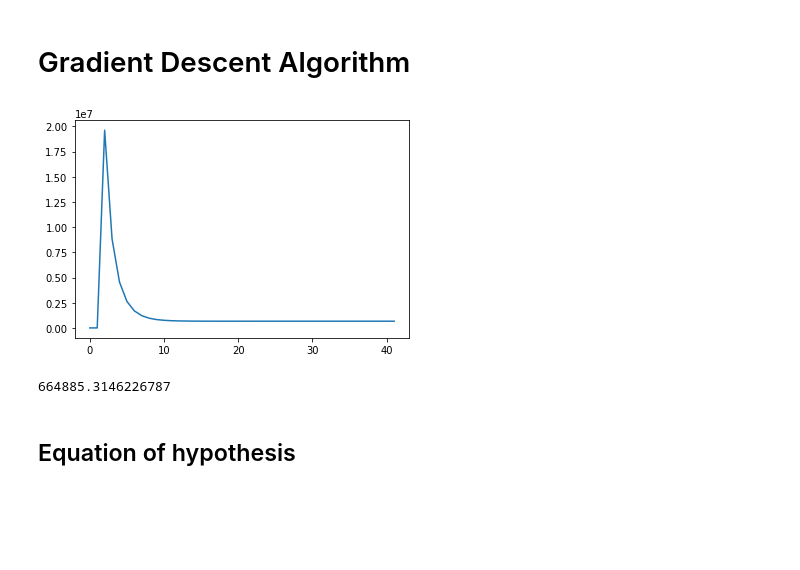
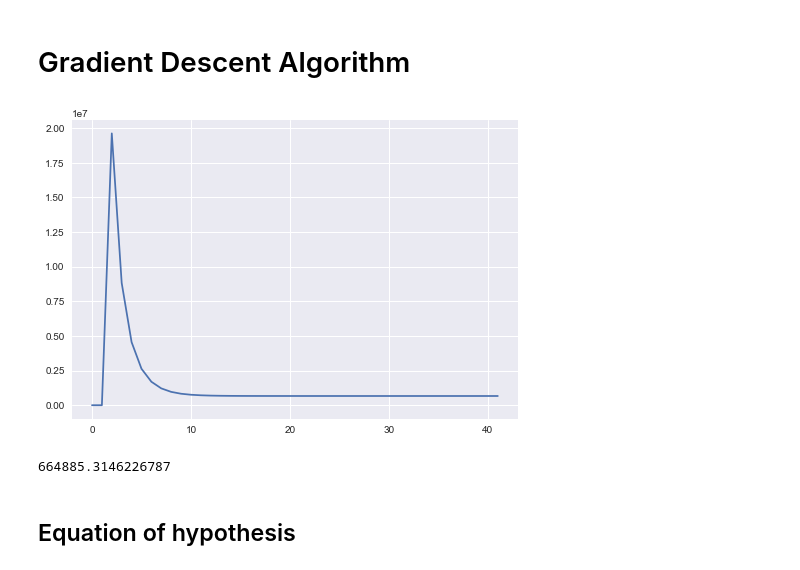
Before and after one commit to nakulmehra677/Machine_Learning__CB, a Jupyter notebook: Assignments/Assignment_2/Assignment 2.ipynb, the cells around one changed output. Cells and saved outputs as stored; diff of their text form; code cells hidden in the pictures; blank space fills up the shorter version.

```diff
--- a/Assignments/Assignment_2/Assignment 2.ipynb
+++ b/Assignments/Assignment_2/Assignment 2.ipynb
@@ -63,34 +63,35 @@ def gradientDescent(x, y):
 
 f = pd.read_csv('Train.csv')
 
 x1 = f["feature_1"]
 x2 = f["feature_2"]
 x3 = f["feature_3"]
 x4 = f["feature_4"]
 x5 = f["feature_5"]
 
 y = f["target"]
 
 x1 = x1.values.reshape((-1,))
 x2 = x2.values.reshape((-1,))
 x3 = x3.values.reshape((-1,))
 x4 = x4.values.reshape((-1,))
 x5 = x5.values.reshape((-1,))
 
 x = [x1, x2, x3, x4, x5]
 
 y = y.values.reshape((-1,))
 
 theta, error_list, theta_list = gradientDescent(x, y)
 
 theta_list = np.array(theta_list)
 
 plt.plot(error_list)
+plt.style.use('seaborn')
 plt.show()
 
 print(error_list[-1])
 # %% [output]
-[figure, old version]
+[figure, new version]
 664885.3146226787
 # %% [markdown]
 ## Equation of hypothesis
```
Also changed, not shown: parts of 5 cells of this notebook, 3 other files.
